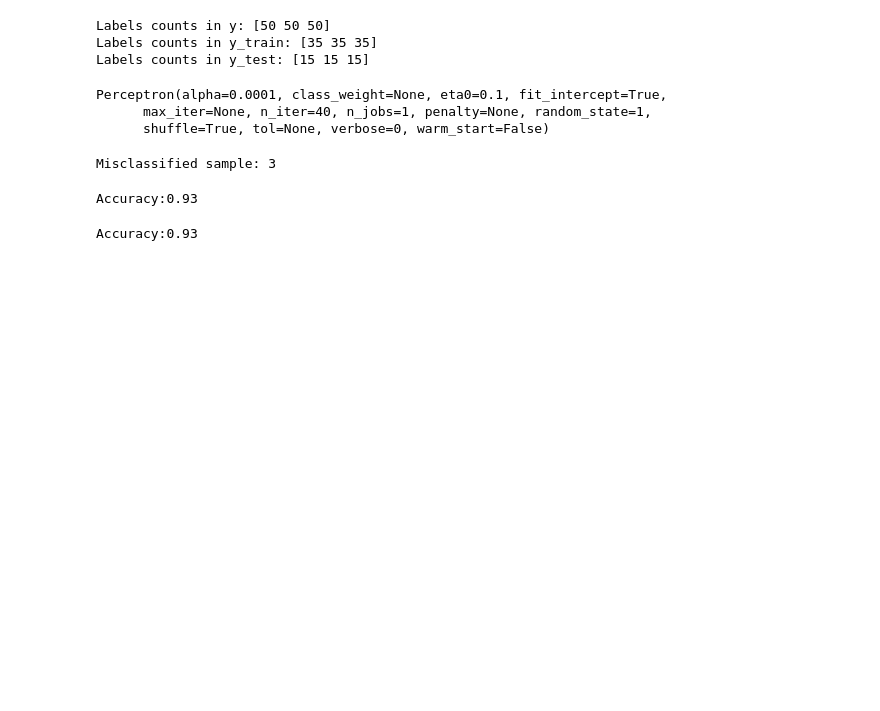
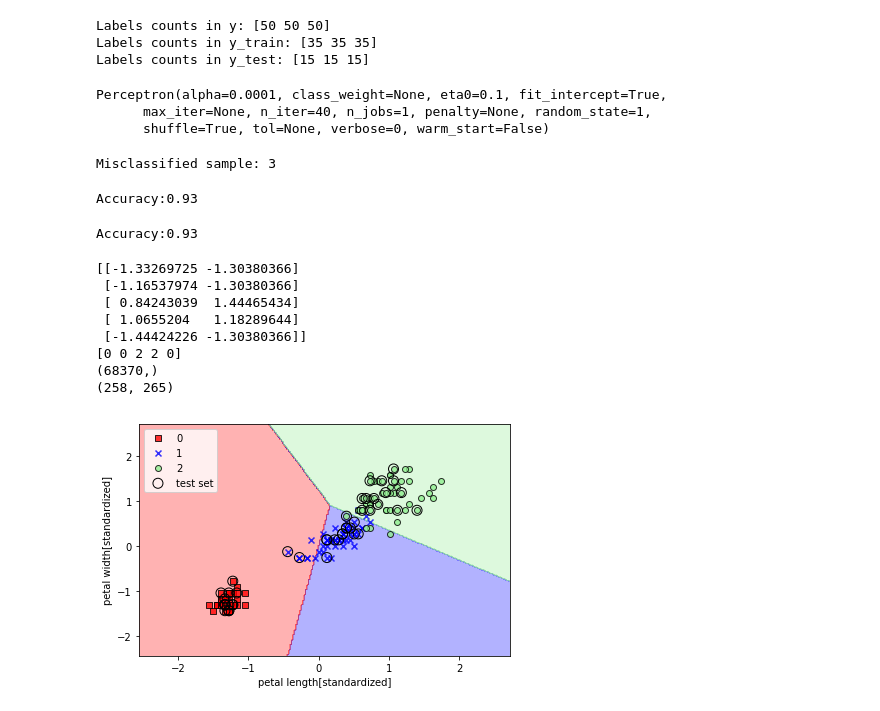
Before and after one commit to Akiyoshi999/Python-Machine-Learning-2nd-Edition, a Jupyter notebook: 3章 分類問題-機械学習ライブラリscikit-learnの活用.ipynb, the cells around one changed output. Saved outputs shown, nothing was run; the diff lists cells and outputs as text; code cells hidden in the pictures; blank space fills up the shorter version.

```diff
--- a/3章 分類問題-機械学習ライブラリscikit-learnの活用.ipynb
+++ b/3章 分類問題-機械学習ライブラリscikit-learnの活用.ipynb
@@ -70,0 +111,26 @@ def plot_decision_regions(X,y,classifiter,test_idx=None,resolution=0.02):
+# %%
+# トレーニングデータとテストデータの特徴量を行方向に結合
+X_combined_std = np.vstack((X_train_std,X_test_std))
+print(X_combined_std[0:5,:])
+# トレニンーグデータとテストデータのクラスラベルを結合
+y_combined = np.hstack((y_train,y_test))
+print(y_combined[0:5])
+
+# 決定協会のプロット
+plot_decision_regions(X=X_combined_std,y=y_combined,classifiter=ppn,
+                     test_idx=range(105,150))
+plt.xlabel('petal length[standardized]')
+plt.ylabel('petal width[standardized]')
+plt.legend(loc='upper left')
+plt.tight_layout()
+plt.show()
+# %% [output]
+[[-1.33269725 -1.30380366]
+ [-1.16537974 -1.30380366]
+ [ 0.84243039  1.44465434]
+ [ 1.0655204   1.18289644]
+ [-1.44424226 -1.30380366]]
+[0 0 2 2 0]
+(68370,)
+(258, 265)
+[figure, added]
```
Also changed, not shown: parts of 17 cells of this notebook.
